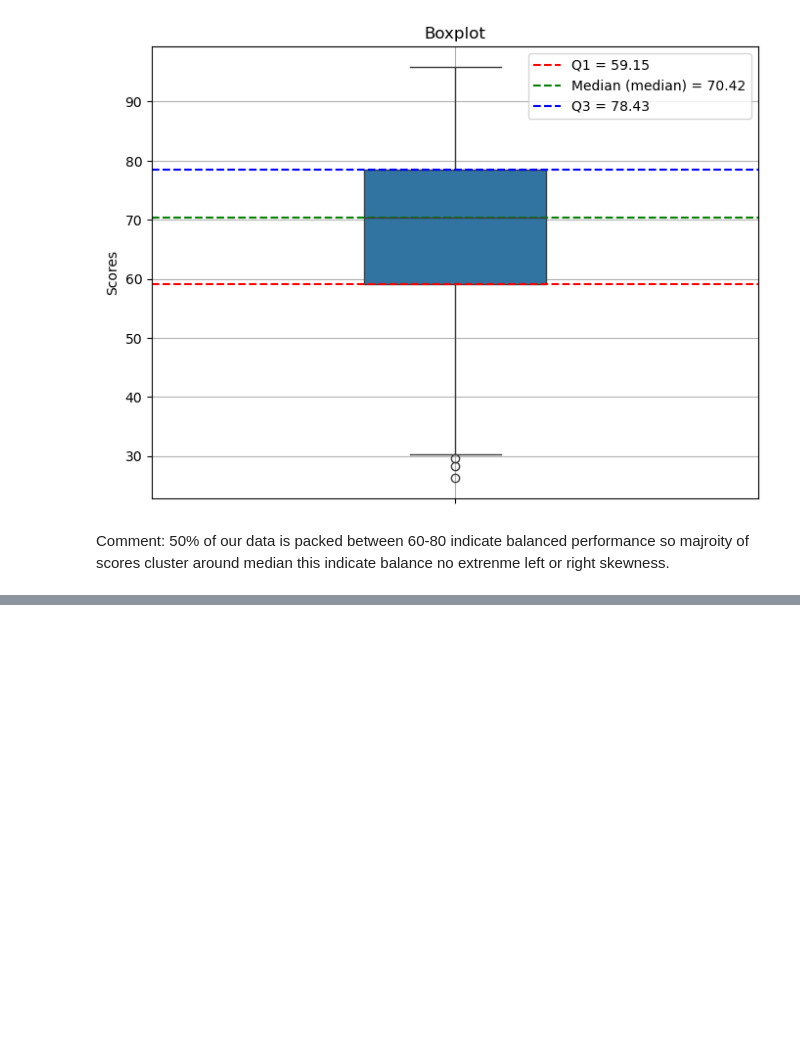
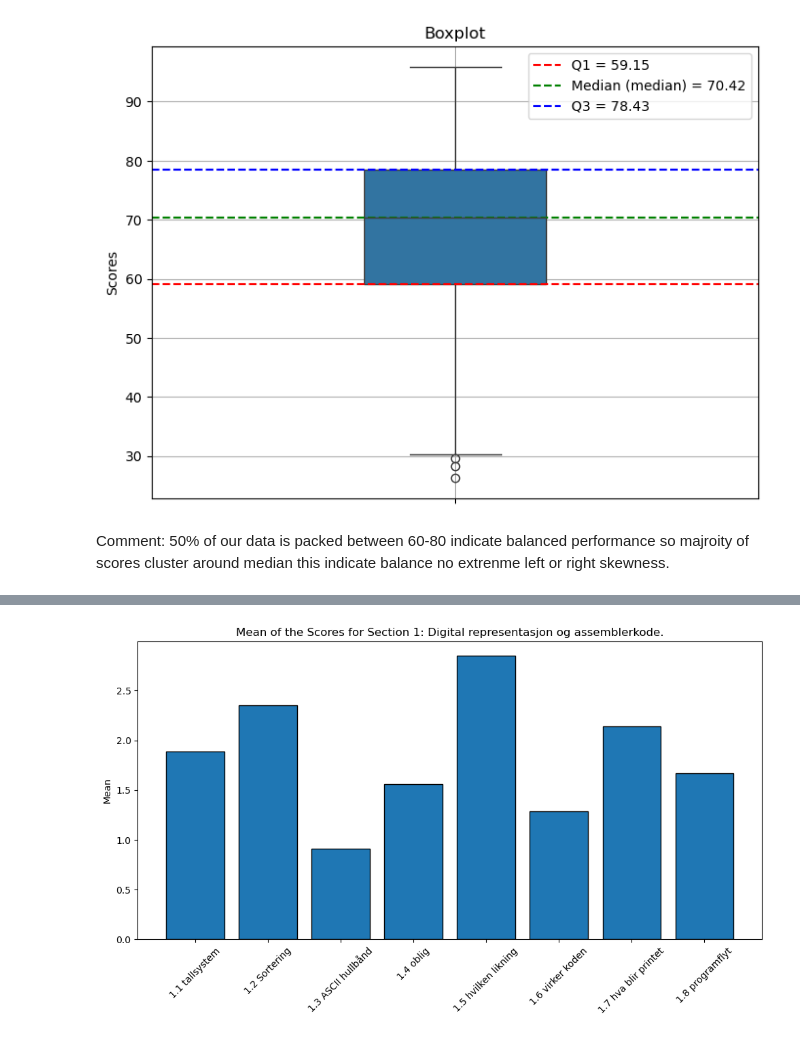
Before and after one commit to tornerosie/Eksamensanalyse, a Jupyter notebook: Dataanalyse.ipynb, the cells around one changed output, grey strips where cells are left out. Cells and saved outputs as stored; diff of their text form; code cells hidden in the pictures; blank space fills up the shorter version.

```diff
--- a/Dataanalyse.ipynb
+++ b/Dataanalyse.ipynb
@@ -174,0 +263,14 @@ Comment: 50% of our data is packed between 60-80 indicate balanced performance s
+# %%
+stats_df = pd.DataFrame({
+    'Mean' : means,
+    'Median' : median,
+    'Maximum' : max_scores,
+    'Minmum' : min_scores,
+    'Standard Deviation' : std,
+    'kurtosis' : kurt
+}) # keep the questions as columns
+
+
+# drop first row as it was kandidatnr and last raw grand total
+stats_df = stats_df.iloc[1:-1]
+stats_df
@@ -174,0 +299,17 @@ Comment: 50% of our data is packed between 60-80 indicate balanced performance s
+# %%
+#mapping section to label
+
+sections = {
+    'Section 1' : "Digital representasjon og assemblerkode." ,
+    'Section 2' :  "Maskinvare og arkitektur",
+    'Section 3' : "Sikkerhet" ,
+    'Section 4' : "Datanettverk",
+}
+
+# making a copy of original stats_df
+stats_df1 = stats_df
+#add section column and take take first index of question numbers
+stats_df1['Section'] = 'Section ' + stats_df1.index.str.split('.').str[0]
+# add column mapping the label to corrspending section
+stats_df1['Label'] = stats_df1['Section'].map(sections)
+stats_df1
@@ -174,0 +334,15 @@ Comment: 50% of our data is packed between 60-80 indicate balanced performance s
+# %%
+# Data not noramlized here so ignore it.
+section1 = stats_df1[stats_df1['Section'] == 'Section 1']
+
+# Plot bar chart
+plt.figure(figsize=(10,6))
+plt.bar(section1.index, section1['Mean'], edgecolor='black')  # index is used as x
+
+plt.xticks(ticks=section1.index, labels=section1.index , rotation=45)
+plt.ylabel("Mean")
+plt.title(f"Mean of the Scores for Section 1: Digital representasjon og assemblerkode.")
+plt.tight_layout()
+plt.show()
+# %% [output]
+[figure, added]
```
Also changed, not shown: parts of 16 cells of this notebook, 1 other file.
